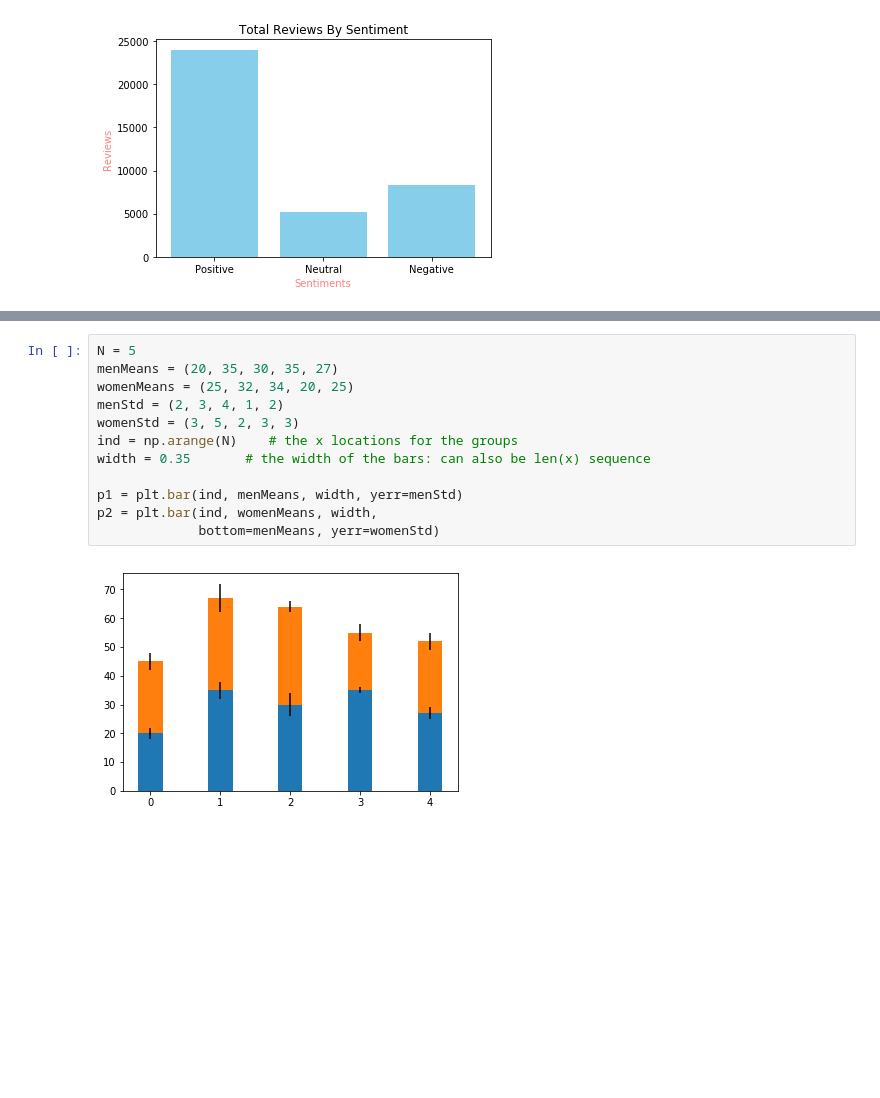
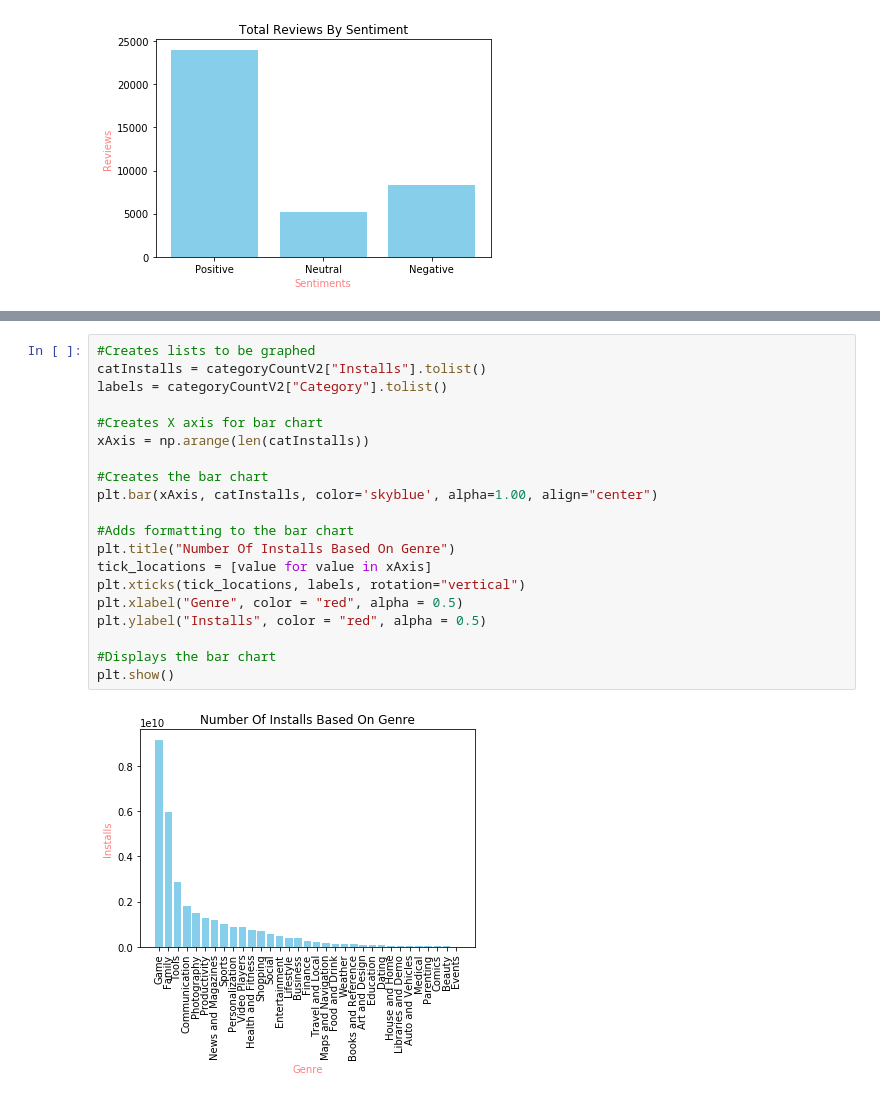
Before and after one commit to KylePeterson623/Project1, a Jupyter notebook: kyle.ipynb, the cells around one changed output, grey strips where cells are left out. Cells and saved outputs as stored; diff of their text form; blank space fills up the shorter version.

```diff
--- a/kyle.ipynb
+++ b/kyle.ipynb
@@ -257,14 +264,22 @@ plt.show()
-# %%
-N = 5
-menMeans = (20, 35, 30, 35, 27)
-womenMeans = (25, 32, 34, 20, 25)
-menStd = (2, 3, 4, 1, 2)
-womenStd = (3, 5, 2, 3, 3)
-ind = np.arange(N)    # the x locations for the groups
-width = 0.35       # the width of the bars: can also be len(x) sequence
-
-p1 = plt.bar(ind, menMeans, width, yerr=menStd)
-p2 = plt.bar(ind, womenMeans, width,
-             bottom=menMeans, yerr=womenStd)
-# %% [output]
-[figure, removed]
+# %%
+#Creates lists to be graphed
+catInstalls = categoryCountV2["Installs"].tolist()
+labels = categoryCountV2["Category"].tolist()
+
+#Creates X axis for bar chart
+xAxis = np.arange(len(catInstalls))
+
+#Creates the bar chart
+plt.bar(xAxis, catInstalls, color='skyblue', alpha=1.00, align="center")
+
+#Adds formatting to the bar chart
+plt.title("Number Of Installs Based On Genre")
+tick_locations = [value for value in xAxis]
+plt.xticks(tick_locations, labels, rotation="vertical")
+plt.xlabel("Genre", color = "red", alpha = 0.5)
+plt.ylabel("Installs", color = "red", alpha = 0.5)
+
+#Displays the bar chart
+plt.show()
+# %% [output]
+[figure, added]
```
Also changed, not shown: parts of 3 cells of this notebook.
